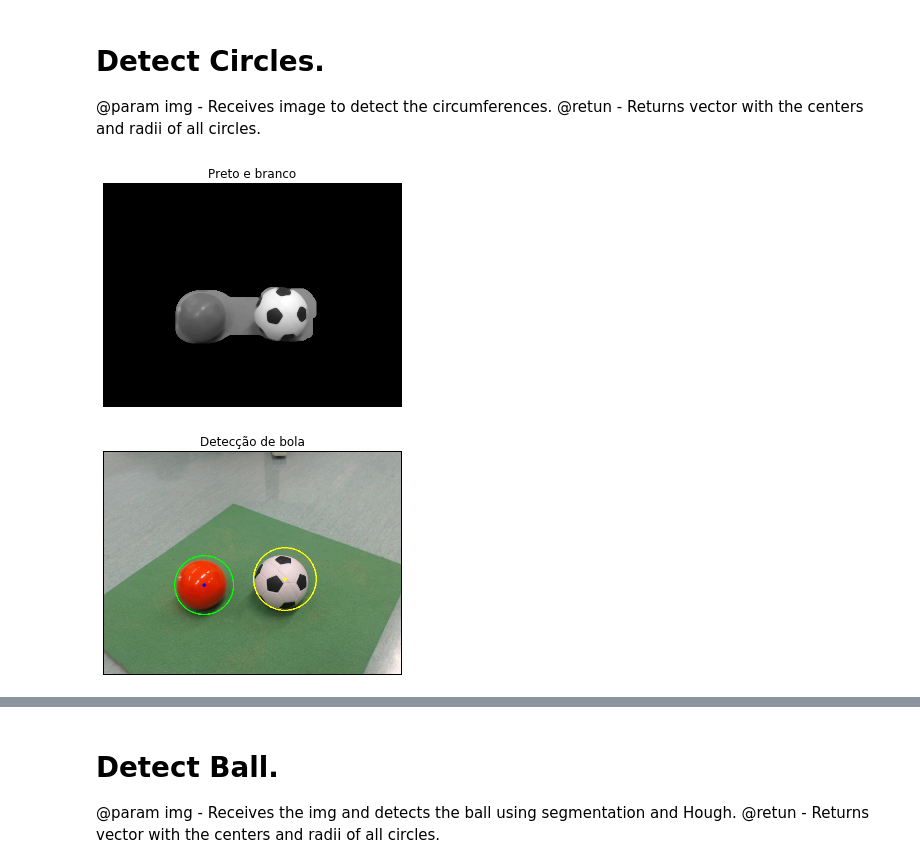
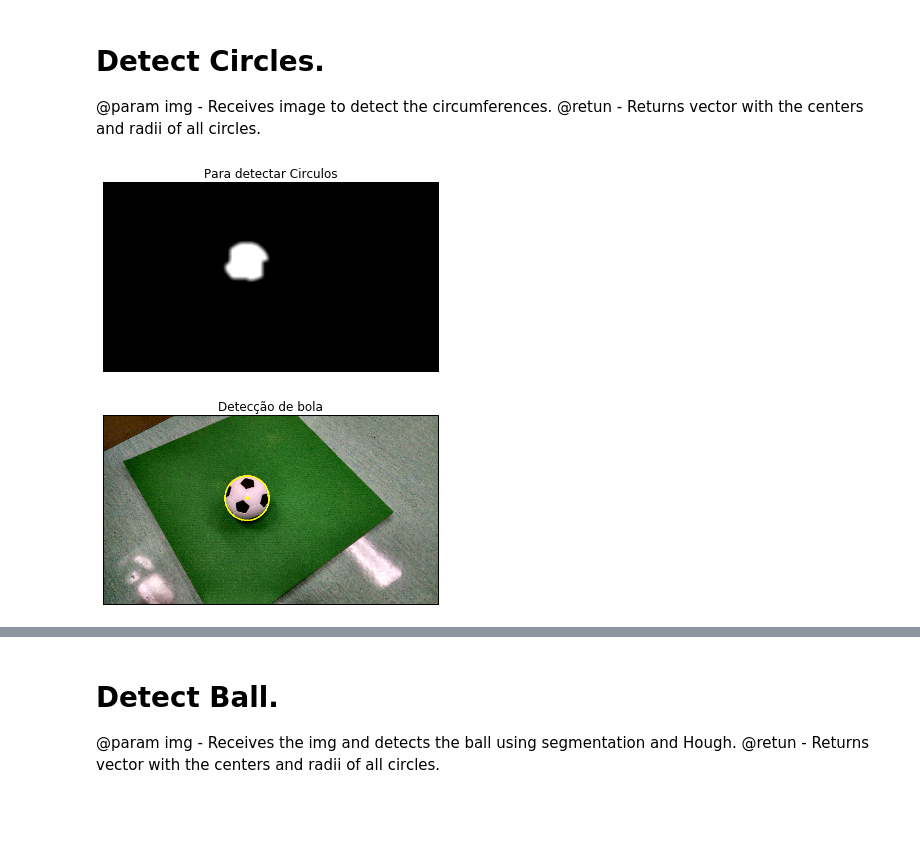
Before and after one commit to RoboFEI/RoboFEI-HT_2019, a Jupyter notebook: AI/Vision/src/iPython/BallVision.ipynb, the cells around one changed output, grey strips where cells are left out. Drawn from its saved outputs; the diff is of its cells as text; code cells hidden in the pictures; blank space fills up the shorter version.

```diff
--- a/AI/Vision/src/iPython/BallVision.ipynb
+++ b/AI/Vision/src/iPython/BallVision.ipynb
@@ -515,10 +518,8 @@ plt_show(cv2.bitwise_and(img,img,mask=mask_bola), "Objetos Branco no campo")
 # %%
 #edes-iPython def detectCircles(self, img):
 def detectCircles(img):
-    media = cv2.medianBlur(img,__paramcirhough['blur'][0]) # Media blur para suavisar transições
-    cimg = cv2.cvtColor(media,cv2.COLOR_BGR2GRAY) # Imagem em tons de cinza
-
-    circles = cv2.HoughCircles(cimg, # Imagem a ser aplicada
+    plt_show(img, cmap="gray", titulo="Para detectar Circulos")
+    circles = cv2.HoughCircles(img, # Imagem a ser aplicada
                                cv2.HOUGH_GRADIENT, # Tecnica usada
                                __paramcirhough['dp'][0], #
                                __paramcirhough['minDist'][0], # Distancia minima entre centros
@@ -530,38 +531,35 @@ def detectCircles(img):
 # %%
 #ini-iPython
 __paramcirhough['blur'][0] = 9
 
 __paramcirhough['dp'][0] = 2.5
 __paramcirhough['minDist'][0] = 100
 __paramcirhough['param1'][0] = 200
 __paramcirhough['param2'][0] = 70
 __paramcirhough['minRadius'][0] = 0
 __paramcirhough['maxRadius'][0] =  0
 
 
 img1 = img.copy()
-imgcirculo = cv2.bitwise_and(img,img,mask=mask_bola) # Gerando mascara para a bola
 
-plt_show(cv2.cvtColor(cv2.medianBlur(imgcirculo,__paramcirhough['blur'][0]),cv2.COLOR_BGR2GRAY), "Preto e branco", cmap='gray')
-
-circles = detectCircles(imgcirculo)
+circles = detectCircles(mask_bola)
 
 if circles is not None:
     circles = np.uint16(np.around(circles))
     for i in circles[0,:]:
         # draw the outer circle
         cv2.circle(img1,(i[0],i[1]),i[2],(0,255,0),2)
         # draw the center of the circle
         cv2.circle(img1,(i[0],i[1]),2,(255,0,0),3)
     cv2.circle(img1,(circles[0,0][0],circles[0,0][1]),circles[0,0][2],(0,255,255),2)
     # draw the center of the circle
     cv2.circle(img1,(circles[0,0][0],circles[0,0][1]),2,(0,255,255),3)
 
 plt_show(img1, u"Detecção de bola")
 #end-iPython
 # %% [output]
-[figure, old version]
+[figure, new version]
-[figure, old version]
+[figure, new version]
 # %%
 #edes-iPython def detectField(self, img):
 def detectField(img):
```
Also changed, not shown: parts of 13 cells of this notebook, 3 other files.
